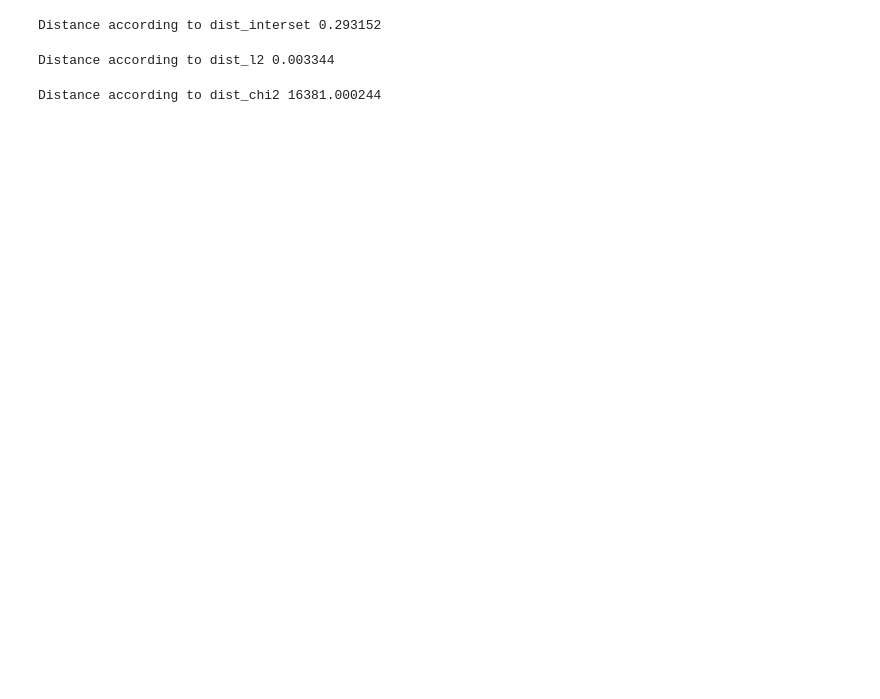
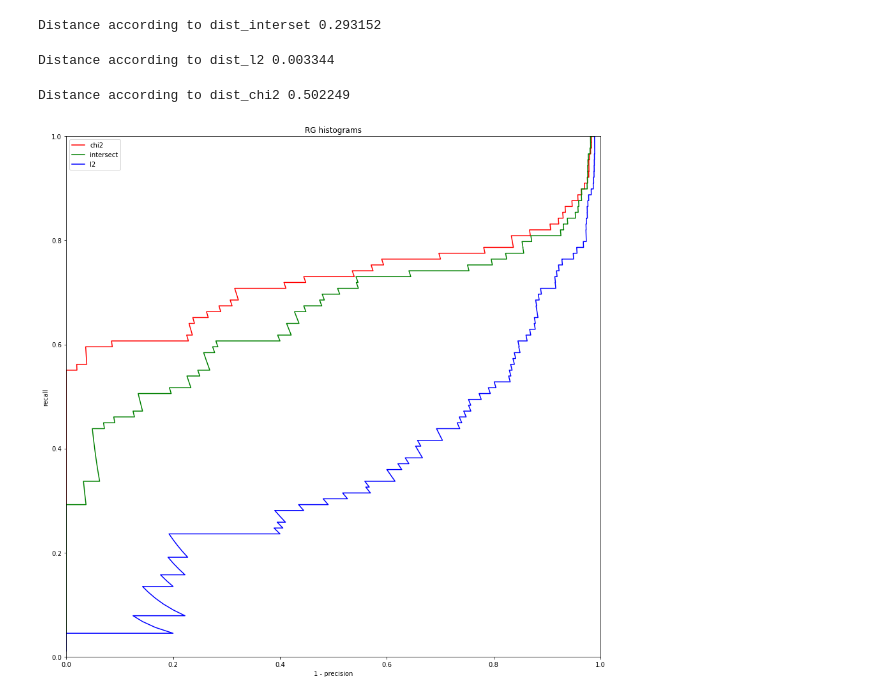
Before and after one commit to lorenzoloretucci/AML-HW1, a Jupyter notebook: Part2.ipynb, the cells around one changed output. Saved outputs shown, nothing was run; the diff lists cells and outputs as text; code cells hidden in the pictures; blank space fills up the shorter version.

```diff
--- a/Part2.ipynb
+++ b/Part2.ipynb
@@ -441,6 +423,6 @@ Plot for query image: 2
 # %%
-histograms = ['grayvalue', 'rgb', 'rg']
+histograms = ['grayvalue', 'rgb', 'rg', 'dxdy']
 distances = ['chi2', 'l2', 'intersect']
-n_bins = [3, 5, 10, 17, 20, 30, 40, 50]
+n_bins = [3, 10, 20]
 # %%
 combinations = []
@@ -451,14 +461,0 @@ for hist_type in histograms:
-# %%
-combinations = []
-rates = []
-for hist_type in histograms:
-    for dist_type in distances:
-        for num_bins in n_bins:
-            print(hist_type + '-' + dist_type + '-' + str(num_bins))
-            [best_match, D] = find_best_match(model_images, query_images, dist_type, hist_type, num_bins)
-            num_correct = sum( best_match == range(len(query_images)) )
-            recognition_rate = num_correct / len(query_images)
-            print('Histogram type: ', hist_type, 'Distance type: ', dist_type, 'Number of bins: ',
-                  num_bins, 'Recognition rate: ', recognition_rate)
-            combinations.append(hist_type + '-' + dist_type + '-' + str(num_bins))
-            rates.append(recognition_rate)
@@ -561,4 +538,4 @@ def dist_chi2(x,y):
 # %%
-print('Distance according to dist_chi2 %f'% dist_chi2(hist_gray1, hist_gray2))
+print('Distance according to dist_chi2 %f'% dist_chi2(hist1_rgb, hist2_rgb))
 # %% [output]
-Distance according to dist_chi2 16381.000244
+Distance according to dist_chi2 0.502249
@@ -564,0 +601,18 @@ Distance according to dist_chi2 16381.000244
+# %%
+with open('model.txt') as fp:
+    model_images = fp.readlines()
+model_images = [x.strip() for x in model_images]
+
+with open('query.txt') as fp:
+    query_images = fp.readlines()
+query_images = [x.strip() for x in query_images]
+
+num_bins = 20;
+
+
+plt.figure(figsize = (15, 15))
+compare_dist_rpc(model_images, query_images, ['chi2', 'intersect', 'l2'], 'rg', num_bins, ['r', 'g', 'b'])
+plt.title('RG histograms')
+plt.show()
+# %% [output]
+[figure, added]
```
Also changed, not shown: parts of 15 cells of this notebook, 1 other file.
